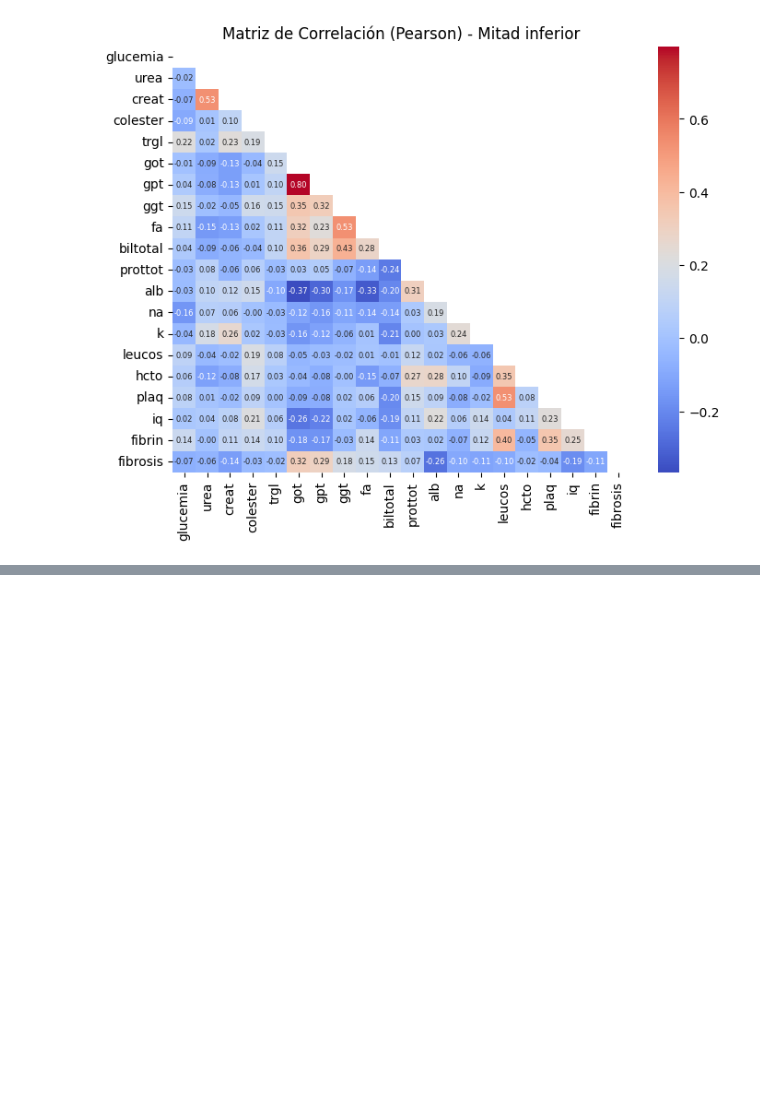
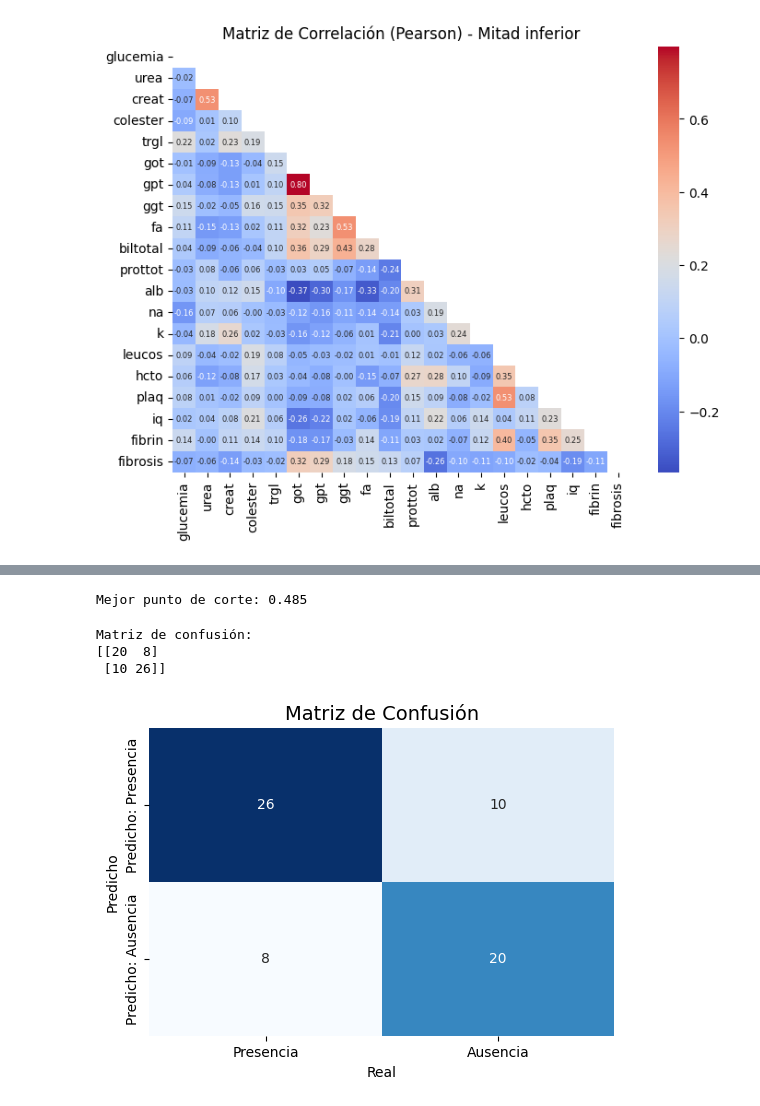
Before and after one commit to llunag/Python_data_viz, a Jupyter notebook: _sources/Fibrosis.ipynb, the cells around one changed output, grey strips where cells are left out. Saved outputs shown, nothing was run; the diff lists cells and outputs as text; code cells hidden in the pictures; blank space fills up the shorter version.

```diff
--- a/_sources/Fibrosis.ipynb
+++ b/_sources/Fibrosis.ipynb
@@ -347,0 +482,34 @@ plt.show()
+# %%
+# --- Mejor punto de corte (Youden index) ---
+sens_spec = tpr + (1 - fpr)
+idx_max = np.argmax(sens_spec)
+cutoff = thresholds[idx_max]
+
+print(f"Mejor punto de corte: {cutoff:.3f}")
+# %% [output]
+Mejor punto de corte: 0.485
+# %%
+# Binarizar predicciones con el mejor cutoff
+predicciones = (prob1 >= cutoff).astype(int)
+
+# Matriz de confusión
+cm = confusion_matrix(test_data["fibrosis"], predicciones)
+print("Matriz de confusión:")
+print(cm)
+# %% [output]
+Matriz de confusión:
+[[20  8]
+ [10 26]]
+# %%
+cm = confusion_matrix(test_data["fibrosis"], predicciones, labels=[1, 0])
+
+plt.figure(figsize=(6,4))
+sns.heatmap(cm, annot=True, fmt="d", cmap="Blues", cbar=False,
+            xticklabels=["Presencia", "Ausencia"],
+            yticklabels=["Predicho: Presencia", "Predicho: Ausencia"])
+plt.title("Matriz de Confusión", fontsize=14)
+plt.xlabel("Real")
+plt.ylabel("Predicho")
+plt.show()
+# %% [output]
+[figure, added]
```
Also changed, not shown: parts of 10 cells of this notebook, 12 other files.
